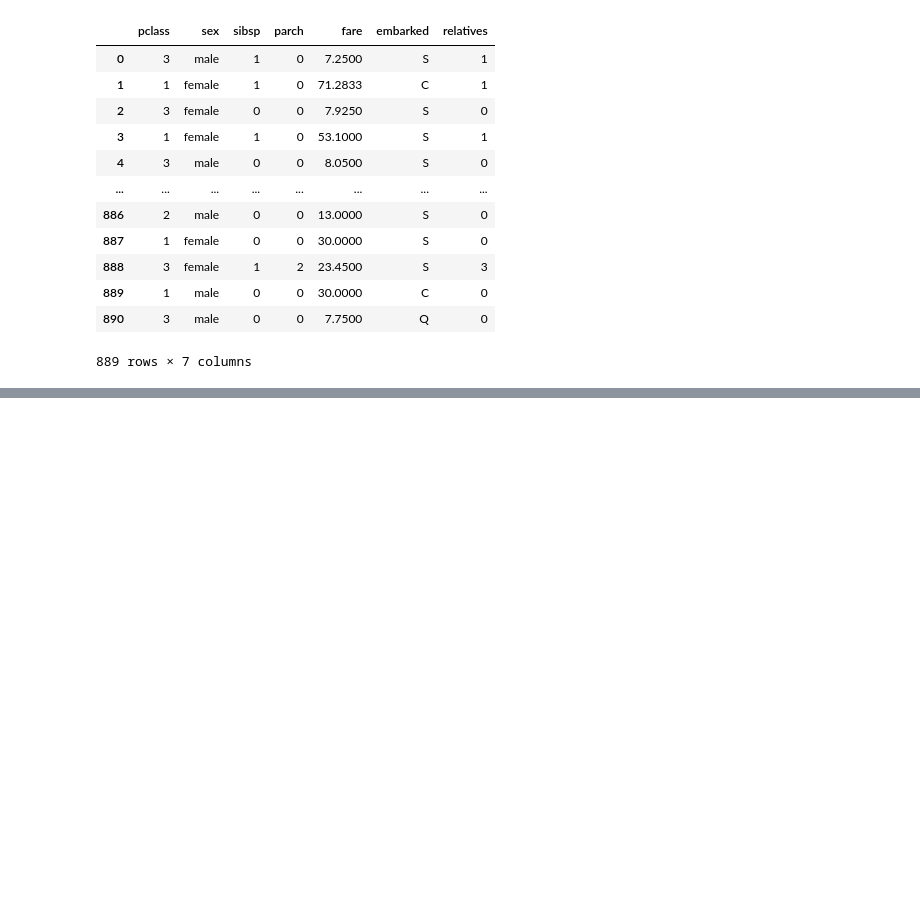
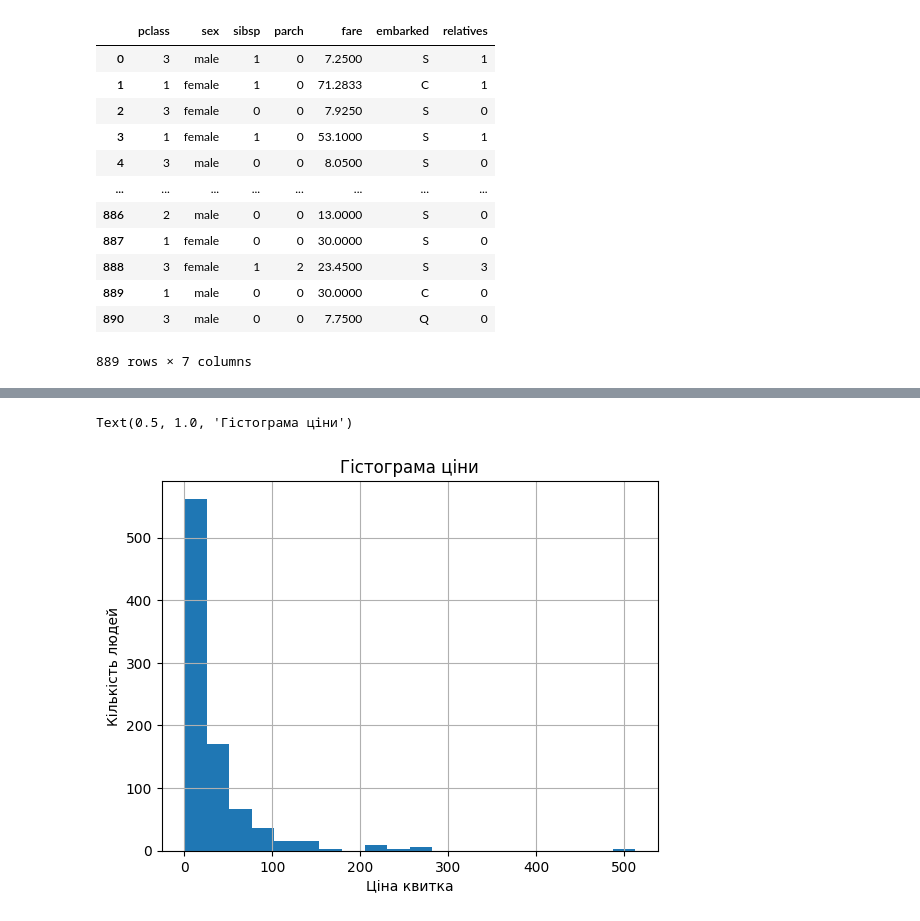
Before and after one commit to Yacarta/Ai_Python1900, a Jupyter notebook: Практика_pandas.ipynb, the cells around one changed output, grey strips where cells are left out. Saved outputs shown, nothing was run; the diff lists cells and outputs as text; code cells hidden in the pictures; blank space fills up the shorter version.

```diff
--- a/Практика_pandas.ipynb
+++ b/Практика_pandas.ipynb
@@ -231,0 +239,8 @@ df
+# %%
+df['fare'].hist(bins=20)
+plt.xlabel('Ціна квитка')
+plt.ylabel('Кількість людей')
+plt.title('Гістограма ціни')
+# %% [output]
+Text(0.5, 1.0, 'Гістограма ціни')
+[figure, added]
```
Also changed, not shown: parts of 3 cells of this notebook.
